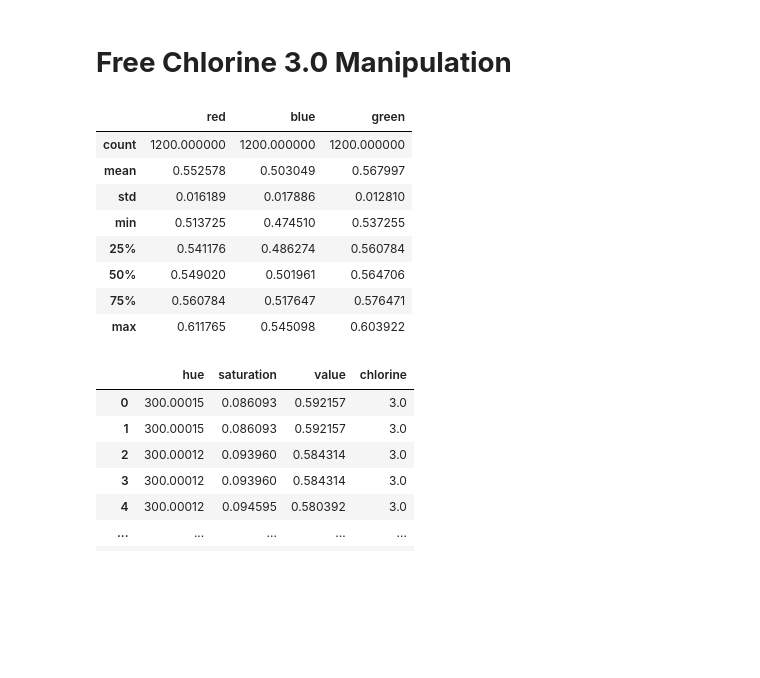
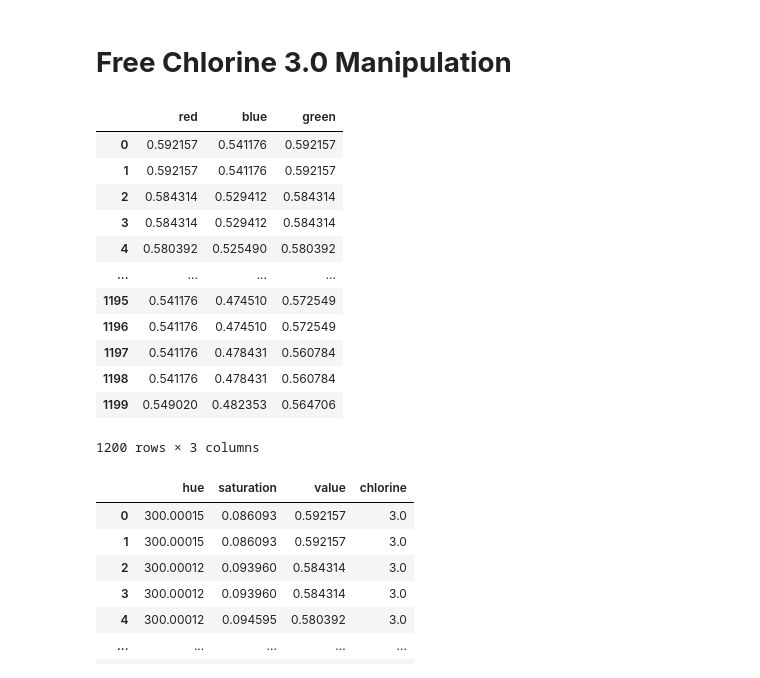
Before and after one commit to EmmanuelOoko/pHChlorine, a Jupyter notebook: chlorine_data.ipynb, the cells around one changed output. Saved outputs shown, nothing was run; the diff lists cells and outputs as text; code cells hidden in the pictures; blank space fills up the shorter version.

```diff
--- a/chlorine_data.ipynb
+++ b/chlorine_data.ipynb
@@ -81,22 +42,26 @@ fcl1
 # %% [markdown]
 # **Free Chlorine 3.0 Manipulation**
 # %%
-fcl_3b = pd.read_csv("/content/chlorine_data/fcl_3.0_rgb.csv")
-fcl_3v = pd.read_csv("/content/chlorine_data/fcl_3.0_hsv.csv")
+fcl_3b = pd.read_csv("/content/drive/MyDrive/4.2/IS_2/chlorine_csv/cl3.0_rgb.csv")
+fcl_3v = pd.read_csv("/content/drive/MyDrive/4.2/IS_2/chlorine_csv/cl3.0_hsv.csv")
 # %%
 fcl_3b.drop(['Unnamed: 0', 'chlorine'],  axis=1, inplace=True)
 fcl_3b.drop(fcl_3b.index[1200:], inplace=True)
-fcl_3b.describe()
+fcl_3b
 # %% [output]
 |  | red | blue | green |
-| count | 1200.000000 | 1200.000000 | 1200.000000 |
-| mean | 0.552578 | 0.503049 | 0.567997 |
-| std | 0.016189 | 0.017886 | 0.012810 |
-| min | 0.513725 | 0.474510 | 0.537255 |
-| 25% | 0.541176 | 0.486274 | 0.560784 |
-| 50% | 0.549020 | 0.501961 | 0.564706 |
-| 75% | 0.560784 | 0.517647 | 0.576471 |
-| max | 0.611765 | 0.545098 | 0.603922 |
+| 0 | 0.592157 | 0.541176 | 0.592157 |
+| 1 | 0.592157 | 0.541176 | 0.592157 |
+| 2 | 0.584314 | 0.529412 | 0.584314 |
+| 3 | 0.584314 | 0.529412 | 0.584314 |
+| 4 | 0.580392 | 0.525490 | 0.580392 |
+| ... | ... | ... | ... |
+| 1195 | 0.541176 | 0.474510 | 0.572549 |
+| 1196 | 0.541176 | 0.474510 | 0.572549 |
+| 1197 | 0.541176 | 0.478431 | 0.560784 |
+| 1198 | 0.541176 | 0.478431 | 0.560784 |
+| 1199 | 0.549020 | 0.482353 | 0.564706 |
+1200 rows × 3 columns
 # %%
 fcl_3v.drop(['Unnamed: 0'],  axis=1, inplace=True)
 fcl_3v.rename(columns={'lumination':'value'}, inplace=True)
```
Also changed, not shown: parts of 51 cells of this notebook.
